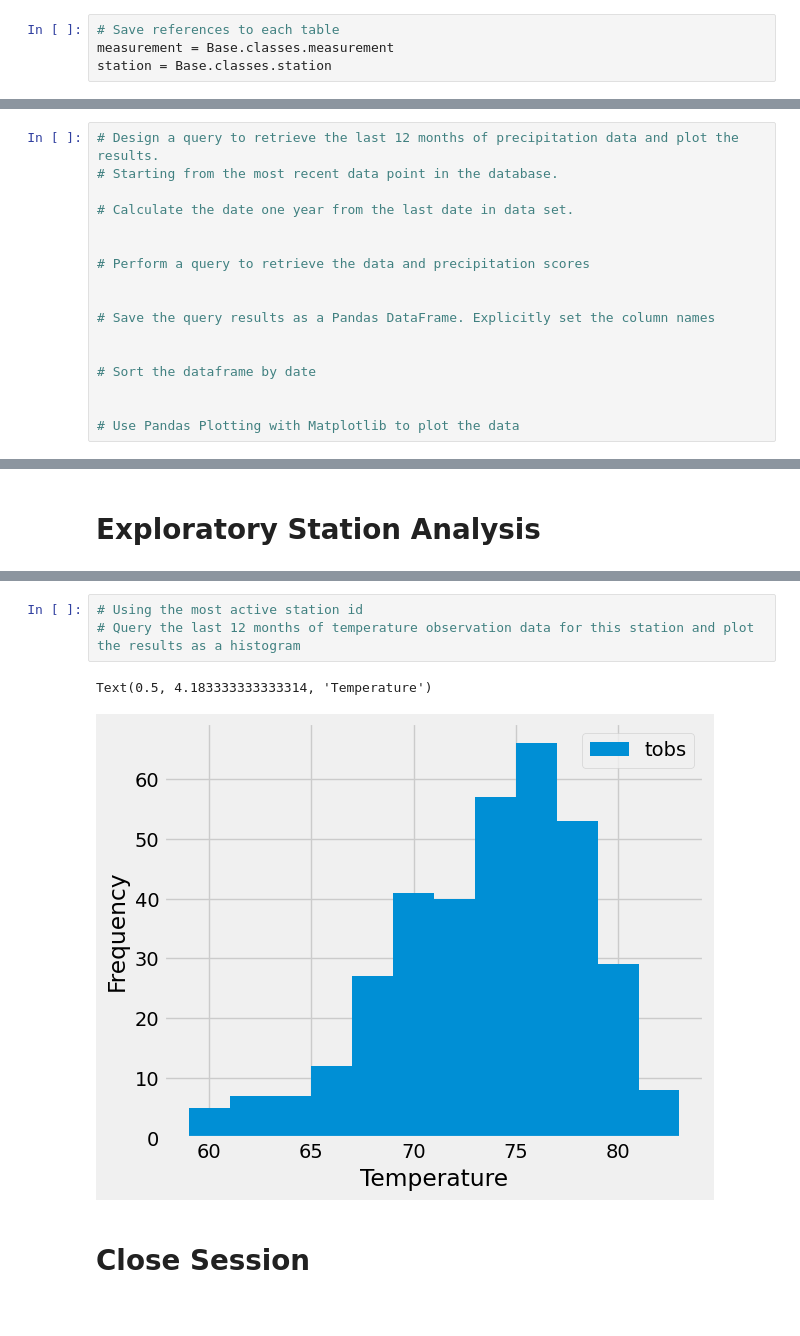
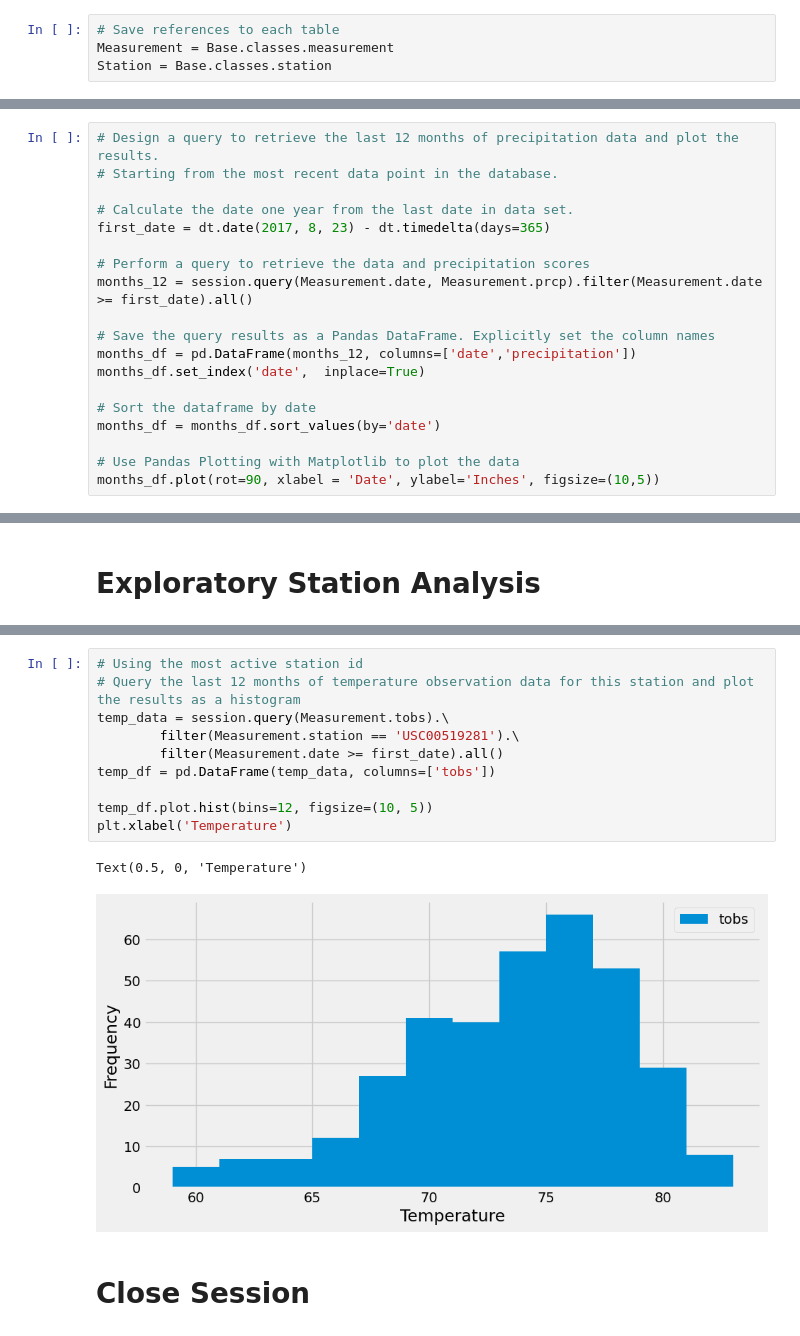
Before and after one commit to guoya35/sqlalchemy-challenge, a Jupyter notebook: surfsup/climate_starter.ipynb, the cells around one changed output, grey strips where cells are left out. Saved outputs shown, nothing was run; the diff lists cells and outputs as text.

```diff
--- a/surfsup/climate_starter.ipynb
+++ b/surfsup/climate_starter.ipynb
@@ -30,8 +30,8 @@ Base.classes.keys()
 ['measurement', 'station']
 # %%
 # Save references to each table
-measurement = Base.classes.measurement
-station = Base.classes.station
+Measurement = Base.classes.measurement
+Station = Base.classes.station
 # %%
 # Create our session (link) from Python to the DB
 session = Session(engine)
@@ -46,16 +48,18 @@ session = Session(engine)
 # Starting from the most recent data point in the database.
 
 # Calculate the date one year from the last date in data set.
-
+first_date = dt.date(2017, 8, 23) - dt.timedelta(days=365)
 
 # Perform a query to retrieve the data and precipitation scores
-
+months_12 = session.query(Measurement.date, Measurement.prcp).filter(Measurement.date >= first_date).all()
 
 # Save the query results as a Pandas DataFrame. Explicitly set the column names
-
+months_df = pd.DataFrame(months_12, columns=['date','precipitation'])
+months_df.set_index('date',  inplace=True)
 
 # Sort the dataframe by date
-
+months_df = months_df.sort_values(by='date')
 
 # Use Pandas Plotting with Matplotlib to plot the data
+months_df.plot(rot=90, xlabel = 'Date', ylabel='Inches', figsize=(10,5))
 # %% [output]
@@ -99,9 +111,16 @@ Text(0, 0.5, 'Inches')
 # %%
 # Using the most active station id
 # Query the last 12 months of temperature observation data for this station and plot the results as a histogram
+temp_data = session.query(Measurement.tobs).\
+        filter(Measurement.station == 'USC00519281').\
+        filter(Measurement.date >= first_date).all()
+temp_df = pd.DataFrame(temp_data, columns=['tobs'])
+
+temp_df.plot.hist(bins=12, figsize=(10, 5))
+plt.xlabel('Temperature')
 # %% [output]
-Text(0.5, 4.183333333333314, 'Temperature')
+Text(0.5, 0, 'Temperature')
-[figure, old version]
+[figure, new version]
 # %% [markdown]
 # Close Session
 # %%
```
Also changed, not shown: parts of 6 cells of this notebook.
